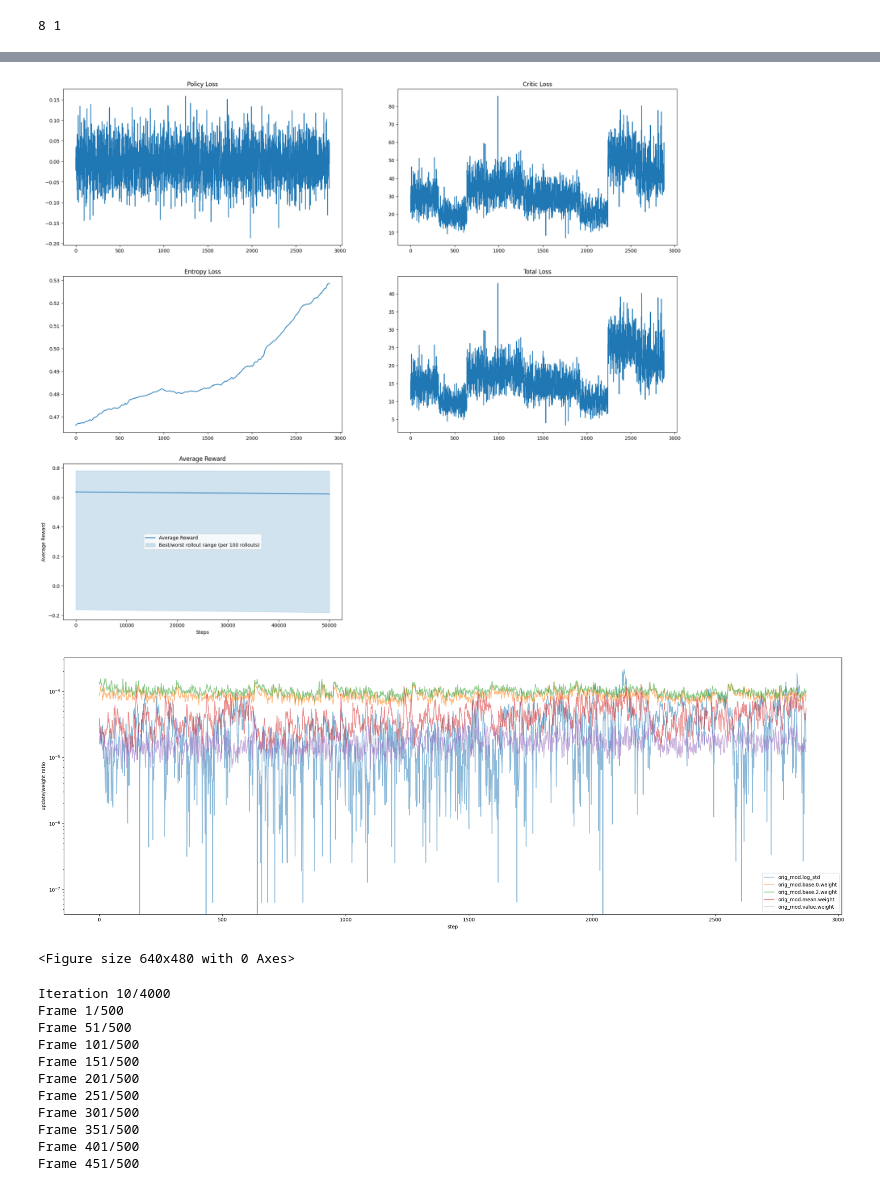
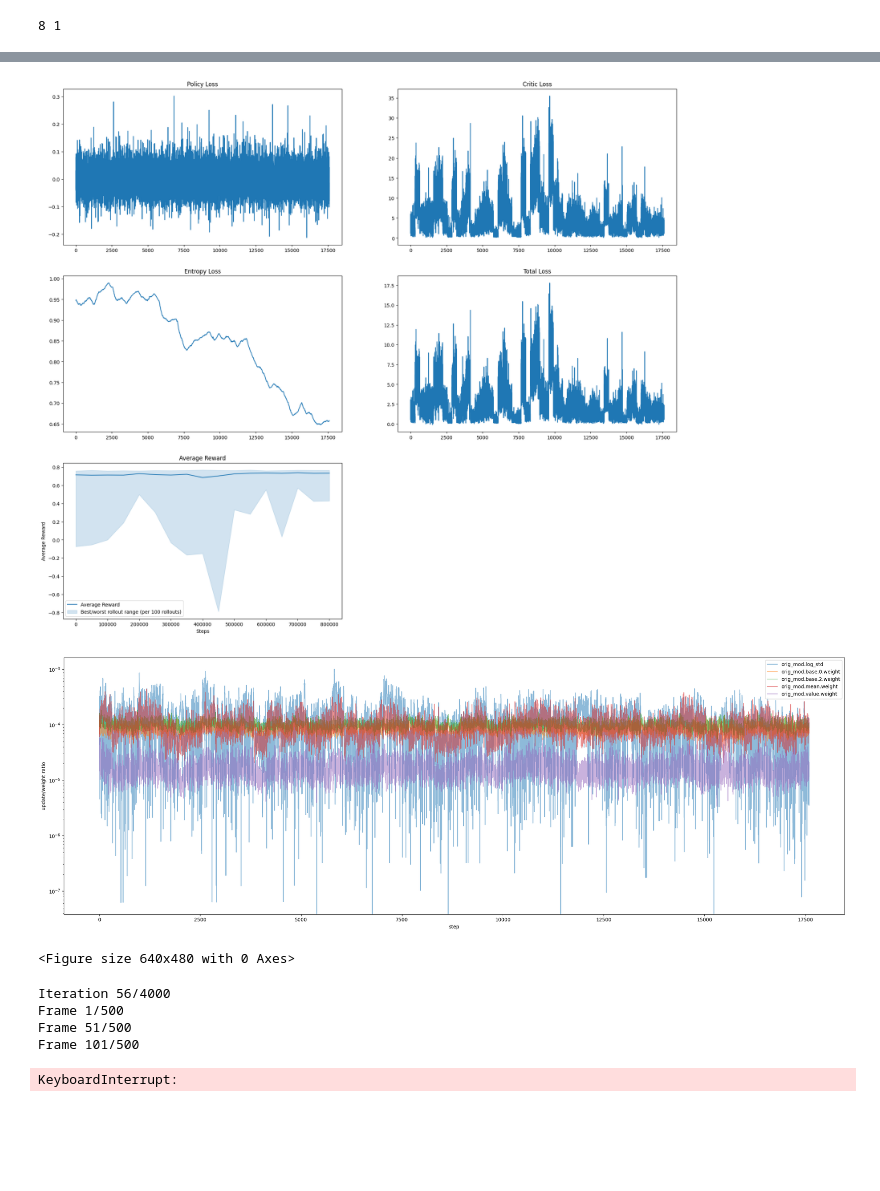
Before and after one commit to aizej/Inverted-Pendulum, a Jupyter notebook: train.ipynb, the cells around one changed output, grey strips where cells are left out. Saved outputs shown, nothing was run; the diff lists cells and outputs as text; code cells hidden in the pictures; blank space fills up the shorter version.

```diff
--- a/train.ipynb
+++ b/train.ipynb
@@ -603,36 +603,30 @@ print(env._lowers)
 # %%
 #training loop
 paralel_envs = 32
 iterations = 4000 #150
 
 minibatch_size = 512     #dont go smaller than 512
 n_epochs = 10 #4-10
 print(f"number of minibathces per epoch: {(paralel_envs*env._config.episode_length)//minibatch_size}")
 
 
 kl_threshold = 0.04  # threshold for early stopping if policy changes too much
 vf_clip_coef = 0.2  # coefficient for clipping value function updates #normaly 0.2
 
-agent.load_model("models/PPO_policy_0.769.pth", "models/PPO_optimizer_0.769.pth")
+agent.load_model("models/PPO_policy_0.744.pth", "models/PPO_optimizer_0.744.pth")
 
 agent.learn(env=env,iterations=iterations, n_epochs=n_epochs, minibatch_size=minibatch_size, paralel_envs=paralel_envs,
             verbose=True, keep_training_results=True, show_progress=True, kl_threshold=kl_threshold, save_models=True,
             vf_clip_coef=vf_clip_coef)
 # %% [output]
-[figure, old version]
+[figure, new version]
-[figure, old version]
+[figure, new version]
 <Figure size 640x480 with 0 Axes>
-Iteration 10/4000
+Iteration 56/4000
 Frame 1/500
 Frame 51/500
 Frame 101/500
-Frame 151/500
-Frame 201/500
-Frame 251/500
-Frame 301/500
-Frame 351/500
-Frame 401/500
-Frame 451/500
+KeyboardInterrupt:
 # %%
 training_results = agent.training_results
 actions = np.concatenate(training_results['actions'], axis=0).mean(axis=2).mean(axis=1)
```
Also changed, not shown: parts of 2 cells of this notebook, 4 other files.
